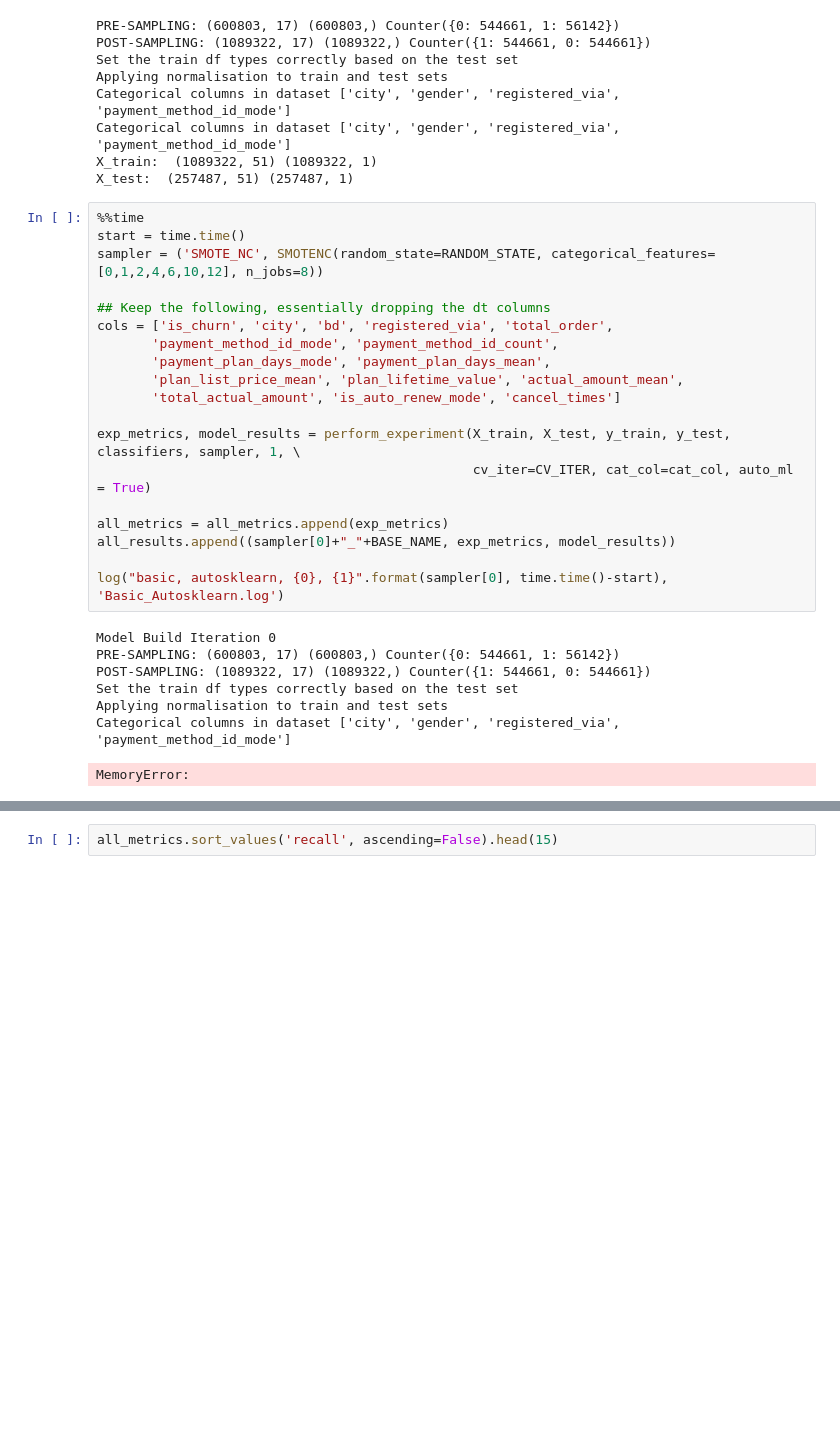
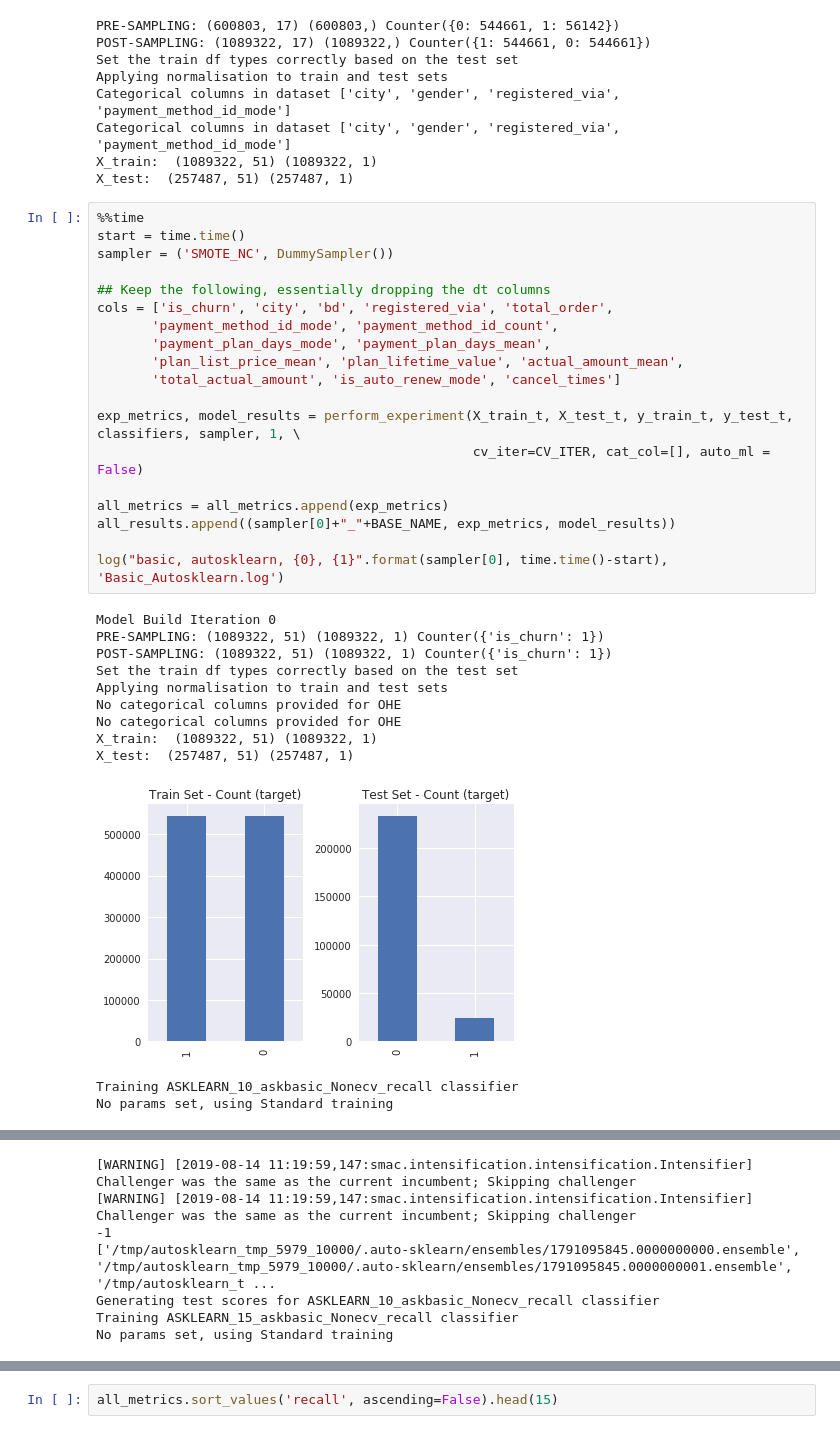
Before and after one commit to d18124313/dissertation, a Jupyter notebook: Approach 4.5 - WSDM Churn Manual - Autosklearn.ipynb, the cells around one changed output, grey strips where cells are left out. Saved outputs shown, nothing was run; the diff lists cells and outputs as text; blank space fills up the shorter version.

```diff
--- a/Approach 4.5 - WSDM Churn Manual - Autosklearn.ipynb
+++ b/Approach 4.5 - WSDM Churn Manual - Autosklearn.ipynb
@@ -251,27 +251,32 @@ X_test:  (257487, 51) (257487, 1)
 # %%
 %%time
 start = time.time()
-sampler = ('SMOTE_NC', SMOTENC(random_state=RANDOM_STATE, categorical_features=[0,1,2,4,6,10,12], n_jobs=8))
+sampler = ('SMOTE_NC', DummySampler())
 
 ## Keep the following, essentially dropping the dt columns
 cols = ['is_churn', 'city', 'bd', 'registered_via', 'total_order',
        'payment_method_id_mode', 'payment_method_id_count',
        'payment_plan_days_mode', 'payment_plan_days_mean',
        'plan_list_price_mean', 'plan_lifetime_value', 'actual_amount_mean',
        'total_actual_amount', 'is_auto_renew_mode', 'cancel_times']
 
-exp_metrics, model_results = perform_experiment(X_train, X_test, y_train, y_test, classifiers, sampler, 1, \
-                                                cv_iter=CV_ITER, cat_col=cat_col, auto_ml = True)
+exp_metrics, model_results = perform_experiment(X_train_t, X_test_t, y_train_t, y_test_t, classifiers, sampler, 1, \
+                                                cv_iter=CV_ITER, cat_col=[], auto_ml = False)
 
 all_metrics = all_metrics.append(exp_metrics)
 all_results.append((sampler[0]+"_"+BASE_NAME, exp_metrics, model_results))
 
 log("basic, autosklearn, {0}, {1}".format(sampler[0], time.time()-start), 'Basic_Autosklearn.log')
 # %% [output]
 Model Build Iteration 0
-PRE-SAMPLING: (600803, 17) (600803,) Counter({0: 544661, 1: 56142})
-POST-SAMPLING: (1089322, 17) (1089322,) Counter({1: 544661, 0: 544661})
+PRE-SAMPLING: (1089322, 51) (1089322, 1) Counter({'is_churn': 1})
+POST-SAMPLING: (1089322, 51) (1089322, 1) Counter({'is_churn': 1})
 Set the train df types correctly based on the test set
 Applying normalisation to train and test sets
-Categorical columns in dataset ['city', 'gender', 'registered_via', 'payment_method_id_mode']
+No categorical columns provided for OHE
+No categorical columns provided for OHE
+X_train:  (1089322, 51) (1089322, 1)
+X_test:  (257487, 51) (257487, 1)
+[figure, added]
-MemoryError:
+Training ASKLEARN_10_askbasic_Nonecv_recall classifier
+No params set, using Standard training
@@ -277,0 +292,7 @@ MemoryError:
+[WARNING] [2019-08-14 11:19:59,147:smac.intensification.intensification.Intensifier] Challenger was the same as the current incumbent; Skipping challenger
+[WARNING] [2019-08-14 11:19:59,147:smac.intensification.intensification.Intensifier] Challenger was the same as the current incumbent; Skipping challenger
+-1
+['/tmp/autosklearn_tmp_5979_10000/.auto-sklearn/ensembles/1791095845.0000000000.ensemble', '/tmp/autosklearn_tmp_5979_10000/.auto-sklearn/ensembles/1791095845.0000000001.ensemble', '/tmp/autosklearn_t ...
+Generating test scores for ASKLEARN_10_askbasic_Nonecv_recall classifier
+Training ASKLEARN_15_askbasic_Nonecv_recall classifier
+No params set, using Standard training
```
Also changed, not shown: parts of 1 cell of this notebook.
